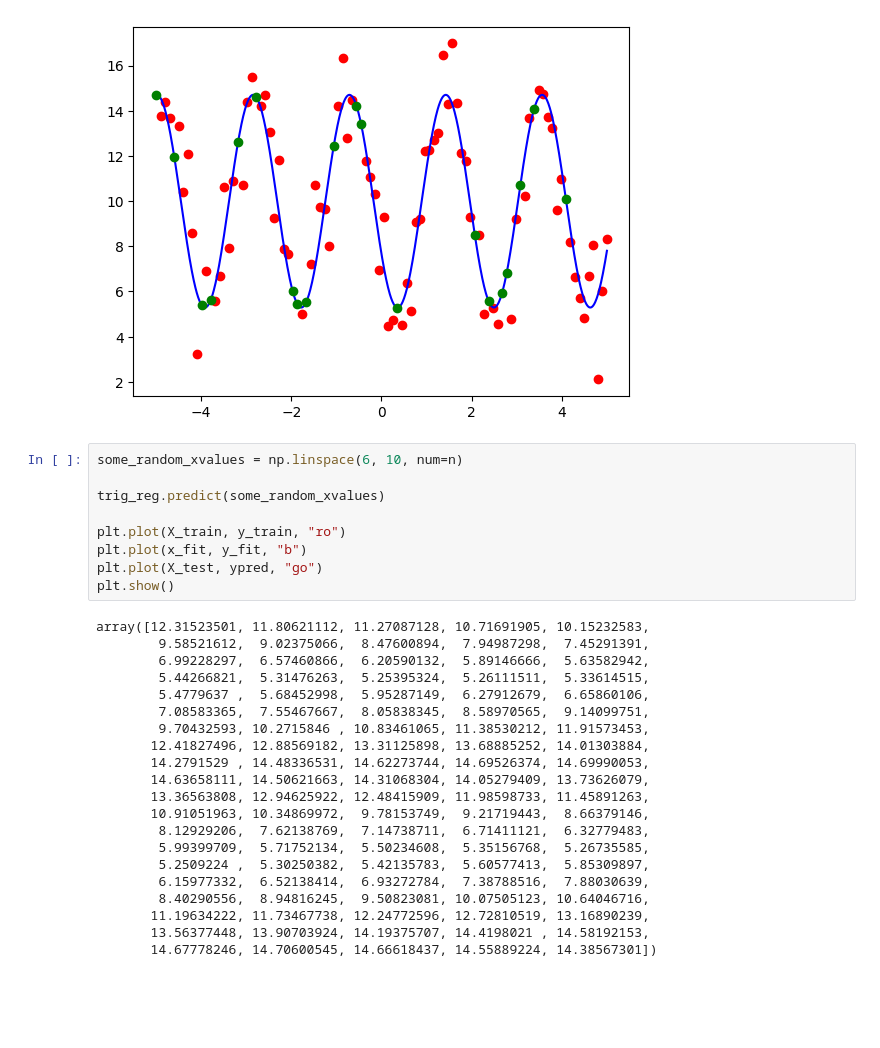
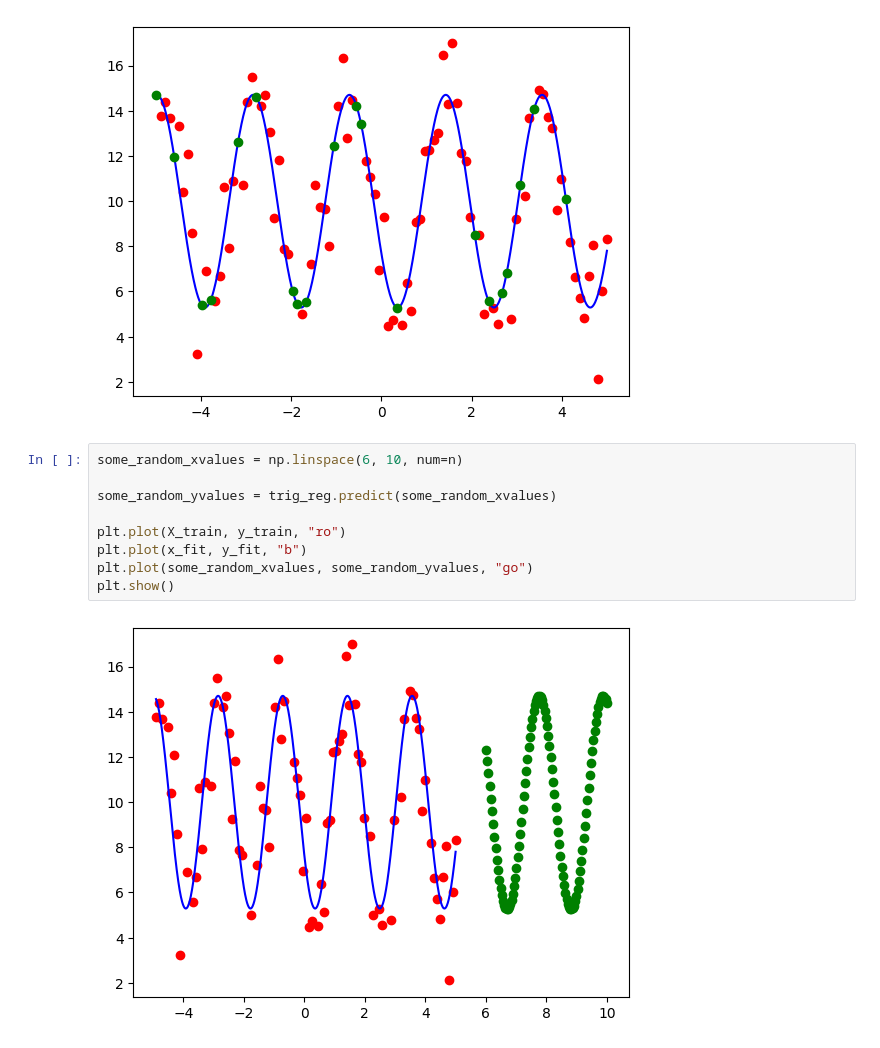
Before and after one commit to kaeruu42/Jupyter, a Jupyter notebook: sineModel.ipynb, the cells around one changed output. Cells and saved outputs as stored; diff of their text form; blank space fills up the shorter version.

```diff
--- a/sineModel.ipynb
+++ b/sineModel.ipynb
@@ -120,30 +120,11 @@ plt.show()
 # %%
 some_random_xvalues = np.linspace(6, 10, num=n)
 
-trig_reg.predict(some_random_xvalues)
+some_random_yvalues = trig_reg.predict(some_random_xvalues)
 
 plt.plot(X_train, y_train, "ro")
 plt.plot(x_fit, y_fit, "b")
-plt.plot(X_test, ypred, "go")
+plt.plot(some_random_xvalues, some_random_yvalues, "go")
 plt.show()
 # %% [output]
-array([12.31523501, 11.80621112, 11.27087128, 10.71691905, 10.15232583,
-        9.58521612,  9.02375066,  8.47600894,  7.94987298,  7.45291391,
-        6.99228297,  6.57460866,  6.20590132,  5.89146666,  5.63582942,
-        5.44266821,  5.31476263,  5.25395324,  5.26111511,  5.33614515,
-        5.4779637 ,  5.68452998,  5.95287149,  6.27912679,  6.65860106,
-        7.08583365,  7.55467667,  8.05838345,  8.58970565,  9.14099751,
-        9.70432593, 10.2715846 , 10.83461065, 11.38530212, 11.91573453,
-       12.41827496, 12.88569182, 13.31125898, 13.68885252, 14.01303884,
-       14.2791529 , 14.48336531, 14.62273744, 14.69526374, 14.69990053,
-       14.63658111, 14.50621663, 14.31068304, 14.05279409, 13.73626079,
-       13.36563808, 12.94625922, 12.48415909, 11.98598733, 11.45891263,
-       10.91051963, 10.34869972,  9.78153749,  9.21719443,  8.66379146,
-        8.12929206,  7.62138769,  7.14738711,  6.71411121,  6.32779483,
-        5.99399709,  5.71752134,  5.50234608,  5.35156768,  5.26735585,
-        5.2509224 ,  5.30250382,  5.42135783,  5.60577413,  5.85309897,
-        6.15977332,  6.52138414,  6.93272784,  7.38788516,  7.88030639,
-        8.40290556,  8.94816245,  9.50823081, 10.07505123, 10.64046716,
-       11.19634222, 11.73467738, 12.24772596, 12.72810519, 13.16890239,
-       13.56377448, 13.90703924, 14.19375707, 14.4198021 , 14.58192153,
-       14.67778246, 14.70600545, 14.66618437, 14.55889224, 14.38567301])
+[figure, added]
```
